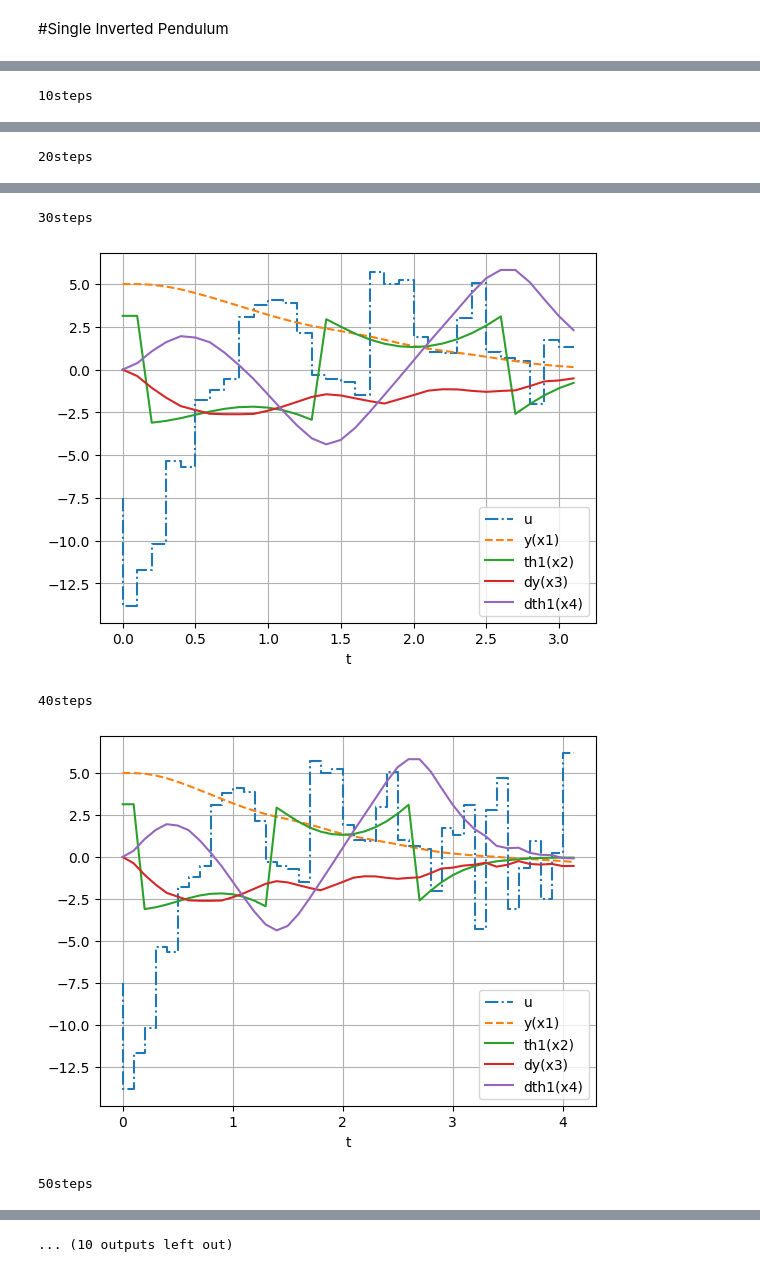
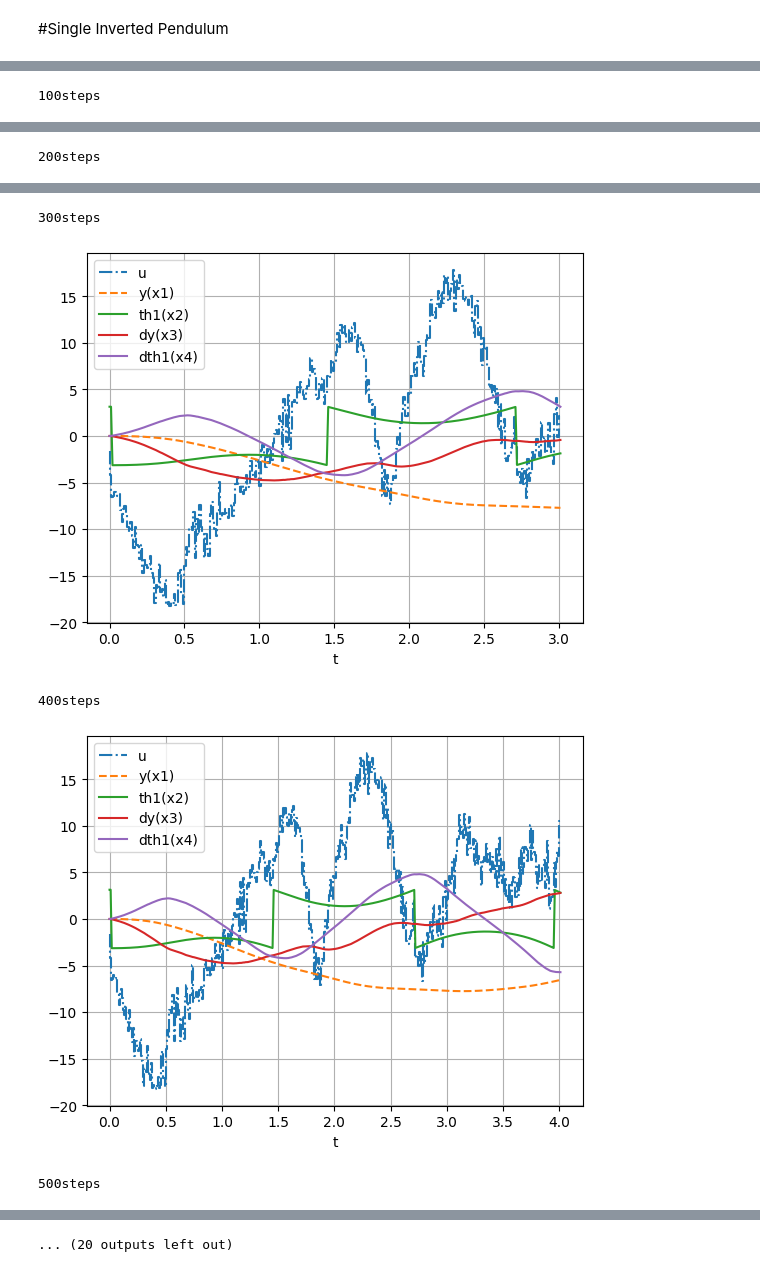
Before and after one commit to caribou68/MCMPC_CartPole, a Jupyter notebook: MCMPC_SingleInvertedPendulum.ipynb, the cells around one changed output, grey strips where cells are left out. Cells and saved outputs as stored; diff of their text form; code cells hidden in the pictures.

```diff
--- a/MCMPC_SingleInvertedPendulum.ipynb
+++ b/MCMPC_SingleInvertedPendulum.ipynb
@@ -114,14 +111,14 @@ class CalcCost:
 class MCMPC:
   def __init__(self):
     # Prablem parameters
-    self.T = 5.0     # Length of horizon % edit
-    self.N = 50   # Horizon discretization grid number %editt
+    self.T = 1.0     # Length of horizon % edit
+    self.N = 100   # Horizon discretization grid number %editt
     self.dt = self.T /self.N  # Discretization steps11
     self.nx = 4      # Dimension of state
     self.nu = 1      # Dimension of control input
     self.iteration_num = 4 # Number of iteration
     self.sample_num = 1000 #5000 Number of samples
-    self.elite_rate = 0.1
+    self.elite_rate = 0.05
     self.elite_num = int(self.sample_num*self.elite_rate) # Number of samples
     if self.elite_num < 1:
       self.elite_num = 1
@@ -142,25 +139,24 @@ class MCMPC:
   def solve(self, x):
     rng = np.random.default_rng()
     for itr in range(self.iteration_num):
-      score_table = pd.DataFrame(data = {'score':[-1.0e8]*self.elite_num, 'input':[self.w]*self.elite_num})
+      score_table = pd.DataFrame(data = {'score':[1.0e8]*self.elite_num, 'input':[self.w]*self.elite_num})
       for sample in range(self.sample_num):
         cost = 0.0
         u = []
         x_tmp = x
         for i in range(self.N-1):
-          u_tmp = [rng.normal(self.w[i+1], 5.0)]
+          u_tmp = [rng.normal(self.w[i+1], 1.0)]
           u += u_tmp
           x1 = x_tmp + self.dt * np.array(self.cart_pole.dynamics(x_tmp, u_tmp))
           cost += self.calc_cost.stage_cost(x1, u_tmp)
           x_tmp = x1
-        u_tmp = [rng.normal(self.w[self.N-1], 5.0)]
+        u_tmp = [rng.normal(self.w[self.N-1], 1.0)]
         u += u_tmp
         x1 = x_tmp + self.dt * np.array(self.cart_pole.dynamics(x_tmp, u_tmp))
         cost += self.calc_cost.terminal_cost(x1)
-        cost = 1.0 / (cost+1.0e-300)
-        if(score_table.iloc[-1]['score'] < cost):
+        if(cost < score_table.iloc[-1]['score']):
           score_table.iloc[-1] = pd.DataFrame(data = {'score':cost, 'input':[np.array(u)]})
-          score_table = score_table.sort_values(by='score', ascending=False)
+          score_table = score_table.sort_values(by='score')
       cost_sum = score_table['score'].sum()
       nominator=0.0
       denominator=0.0
@@ -209,36 +203,26 @@ def graph_plot(xs, us, sampling_time):
   plt.grid()
   plt.show()
 # %%
-sim_time = 10.0
-sampling_time = 0.1
+sim_time = 15.0
+sampling_time = 0.01
 sim_steps = math.floor(sim_time/sampling_time)
 xs = []
 us = []
 # %%
 x = np.zeros(4)#Initial state
 x[1] = math.pi
-x[0] = 5.0
 cart_pole = CartPole()
 mpc = MCMPC()
 rng = np.random.default_rng()
 log_path = '/content/MCMPC/log.txt'
 is_file = os.path.isfile(log_path)
-if is_file:
-  f = open(log_path,"rb")
-  list_row = pickle.load(f)
-  xs = list_row[0]
-  us = list_row[1]
-  x = xs[-1]
-  u = us[-1]
-  xs.pop()
 for i in tqdm(range(len(xs)-1, sim_steps+1)):
   u = mpc.solve(x)
   xs.append(x)
   us.append(u)
-  #image_plot(x, u, i)
-  x1 = x + sampling_time * np.array(cart_pole.dynamics(x, [u])) #+ np.array([rng.normal(0, 0.1), rng.normal(0, 0.01),rng.normal(0, 0.01),rng.normal(0, 0.001),rng.normal(0, 0.01),rng.normal(0, 0.001)])
+  x1 = x + sampling_time * np.array(cart_pole.dynamics(x, [u]))
   x = x1
-  if i%10 == 0:
+  if i%100 == 0:
     print(str(i)+"steps")
     save_log(xs, us, log_path)
     graph_plot(xs, us[0:len(xs)], sampling_time)
@@ -248 +232 @@ for i in tqdm(range(len(xs)-1, sim_steps+1)):
-10steps
+100steps
@@ -250 +234 @@ for i in tqdm(range(len(xs)-1, sim_steps+1)):
-20steps
+200steps
@@ -252,5 +236,5 @@ for i in tqdm(range(len(xs)-1, sim_steps+1)):
-30steps
+300steps
-[figure, old version]
+[figure, new version]
-40steps
+400steps
-[figure, old version]
+[figure, new version]
-50steps
+500steps
@@ -258,4 +242,4 @@ for i in tqdm(range(len(xs)-1, sim_steps+1)):
-... (10 outputs left out)
+... (20 outputs left out)
 # %%
 f = open('/content/MCMPC/log.txt',"rb")
 list_row = pickle.load(f)
```
Also changed, not shown: parts of 8 cells of this notebook.
